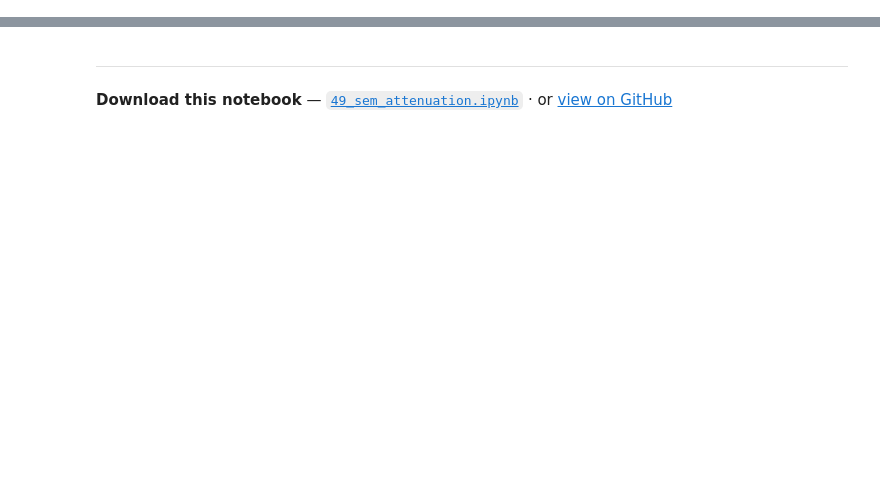
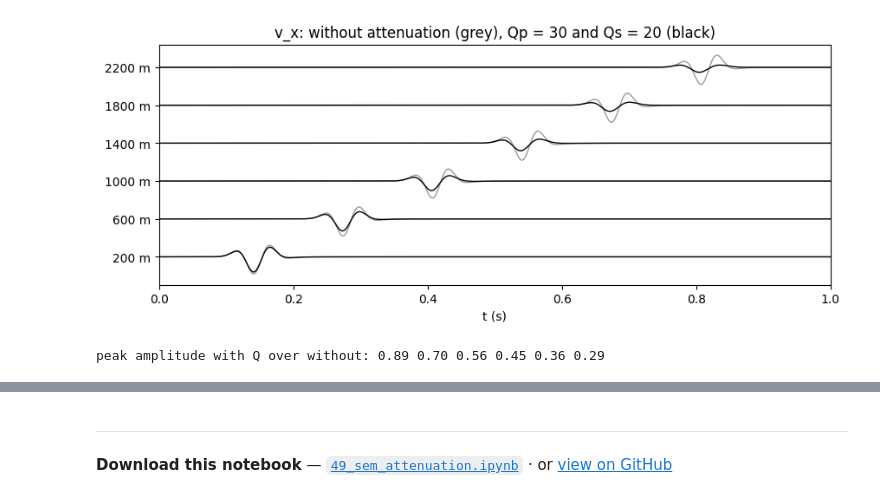
Before and after one commit to DeepWave-KAUST/sweep, a Jupyter notebook: docs/notebooks/49_sem_attenuation.ipynb, the cells around one changed output, grey strips where cells are left out. Drawn from its saved outputs; the diff is of its cells as text; code cells hidden in the pictures; blank space fills up the shorter version.

```diff
--- a/docs/notebooks/49_sem_attenuation.ipynb
+++ b/docs/notebooks/49_sem_attenuation.ipynb
@@ -523,0 +38,42 @@ float32, the P record agrees with the eager one in float64 to 4e-6.
+# %%
+dh, dt, nt, f0 = 5.0, 4e-4, 2500, 15.0
+shape = (161, 521)                                    # 0.8 km x 2.6 km
+wavelet = ricker(np.arange(nt) * dt - 1.2 / f0, f=f0).astype(np.float32)
+src = np.array([[40, 80]])                            # x = 200 m, z = 400 m
+rx = np.arange(80, 481, 80)
+rec = np.stack([rx, np.full_like(rx, 80)], axis=1)[None]
+offsets = (rx - 40) * dh                              # 200 m to 2.2 km
+
+
+def run(equation, values, **options):
+    solver = PropSEM(equation, shape=shape, dh=dh, dt=dt, n_order=4, abcn=40,
+                     f_dominant=f0, device=device, **options)
+    models = [torch.full(shape, v, device=device) for v in values]
+    with torch.no_grad():
+        return solver(wavelet, src, rec, models=models)[0, :, :, 0].cpu().numpy()
+
+
+elastic = dict(source_type=['sxx', 'szz'], receiver_type=['vx'])
+lossless = run(ElasticVSSEM2DDeformed, (3000.0, 1500.0, 2400.0), **elastic)
+lossy = run(ViscoElasticVSSEM2DDeformed, (3000.0, 1500.0, 2400.0, 30.0, 20.0),
+            equation_options={'f_ref': f0, 'n_sls': 3}, **elastic)
+# %%
+def compare(a, b, title):
+    # each receiver scaled by the peak of its record without attenuation
+    t = np.arange(nt) * dt
+    fig, ax = plt.subplots(figsize=(10, 3.6))
+    for i in range(len(offsets)):
+        s = 0.45 / np.abs(a[:, i]).max()
+        ax.plot(t, i + s * a[:, i], color='0.6', lw=1)
+        ax.plot(t, i + s * b[:, i], 'k', lw=1)
+    ax.set_yticks(range(len(offsets)), [f'{x:.0f} m' for x in offsets])
+    ax.set_xlim(0, 1.0); ax.set_xlabel('t (s)'); ax.set_title(title)
+    plt.show()
+    ratio = np.abs(b).max(axis=0) / np.abs(a).max(axis=0)
+    print('peak amplitude with Q over without:', ' '.join(f'{r:.2f}' for r in ratio))
+
+
+compare(lossless, lossy, 'v_x: without attenuation (grey), Qp = 30 and Qs = 20 (black)')
+# %% [output]
+[figure, added]
+peak amplitude with Q over without: 0.89 0.70 0.56 0.45 0.36 0.29
```
Also changed, not shown: parts of 26 cells of this notebook, 8 other files.
